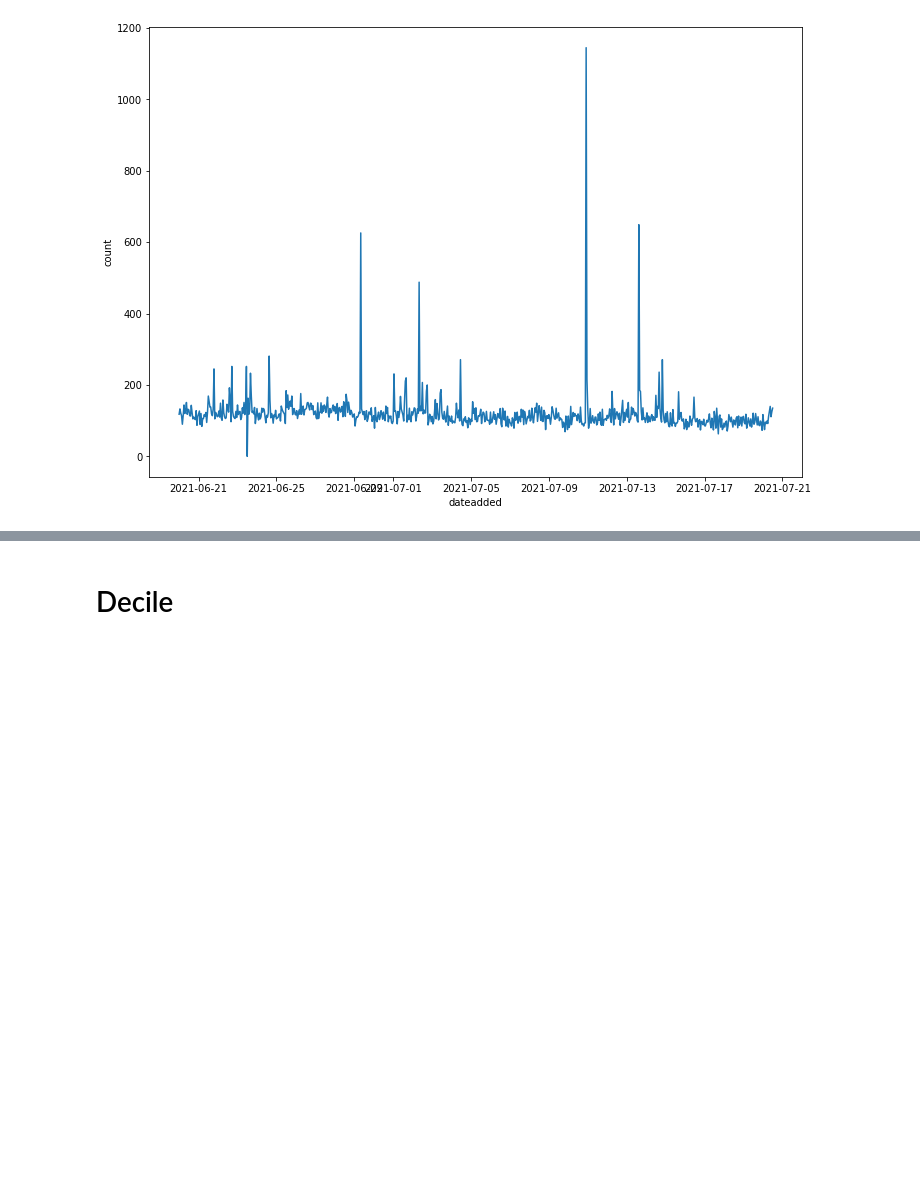
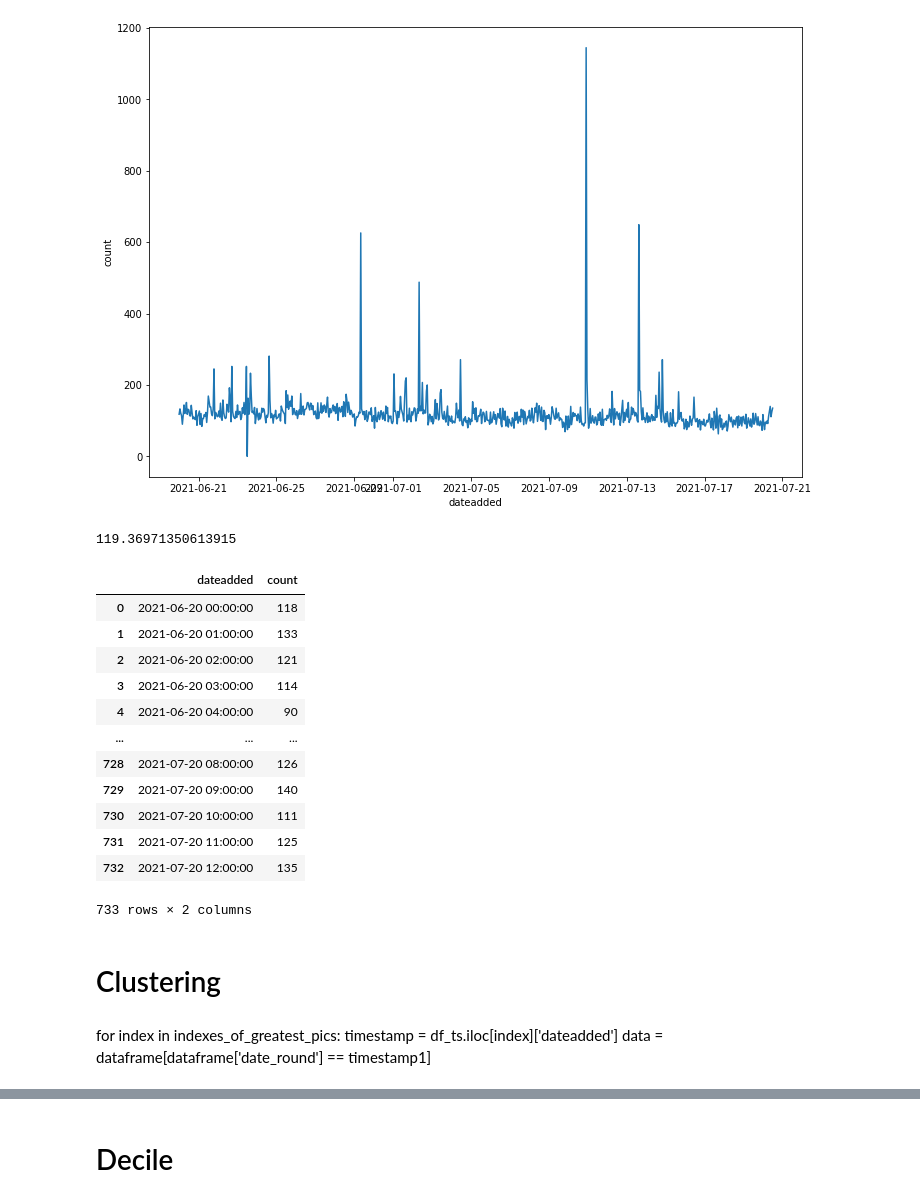
Before and after one commit to Stucki92/POC_ALEIA_GIT_JH, a Jupyter notebook: Notebook_Malware.ipynb, the cells around one changed output, grey strips where cells are left out. Drawn from its saved outputs; the diff is of its cells as text; code cells hidden in the pictures; blank space fills up the shorter version.

```diff
--- a/Notebook_Malware.ipynb
+++ b/Notebook_Malware.ipynb
@@ -43,3 +51,25 @@ sns.lineplot(ax=ax, data=df_ts, x="dateadded", y="count")
 # %% [output]
 <AxesSubplot:xlabel='dateadded', ylabel='count'>
 [figure]
+# %%
+df_ts['count'].mean()
+# %% [output]
+119.36971350613915
+# %%
+df_ts
+# %% [output]
+|  | dateadded | count |
+| 0 | 2021-06-20 00:00:00 | 118 |
+| 1 | 2021-06-20 01:00:00 | 133 |
+| 2 | 2021-06-20 02:00:00 | 121 |
+| 3 | 2021-06-20 03:00:00 | 114 |
+| 4 | 2021-06-20 04:00:00 | 90 |
+| ... | ... | ... |
+| 728 | 2021-07-20 08:00:00 | 126 |
+| 729 | 2021-07-20 09:00:00 | 140 |
+| 730 | 2021-07-20 10:00:00 | 111 |
+| 731 | 2021-07-20 11:00:00 | 125 |
+| 732 | 2021-07-20 12:00:00 | 135 |
+733 rows × 2 columns
+# %% [markdown]
+# Clustering
@@ -46 +80,5 @@ sns.lineplot(ax=ax, data=df_ts, x="dateadded", y="count")
+# %% [markdown]
+for index in indexes_of_greatest_pics:
+    timestamp = df_ts.iloc[index]['dateadded']
+    data = dataframe[dataframe['date_round'] == timestamp1]
 # %%
```
Also changed, not shown: parts of 25 cells of this notebook.
